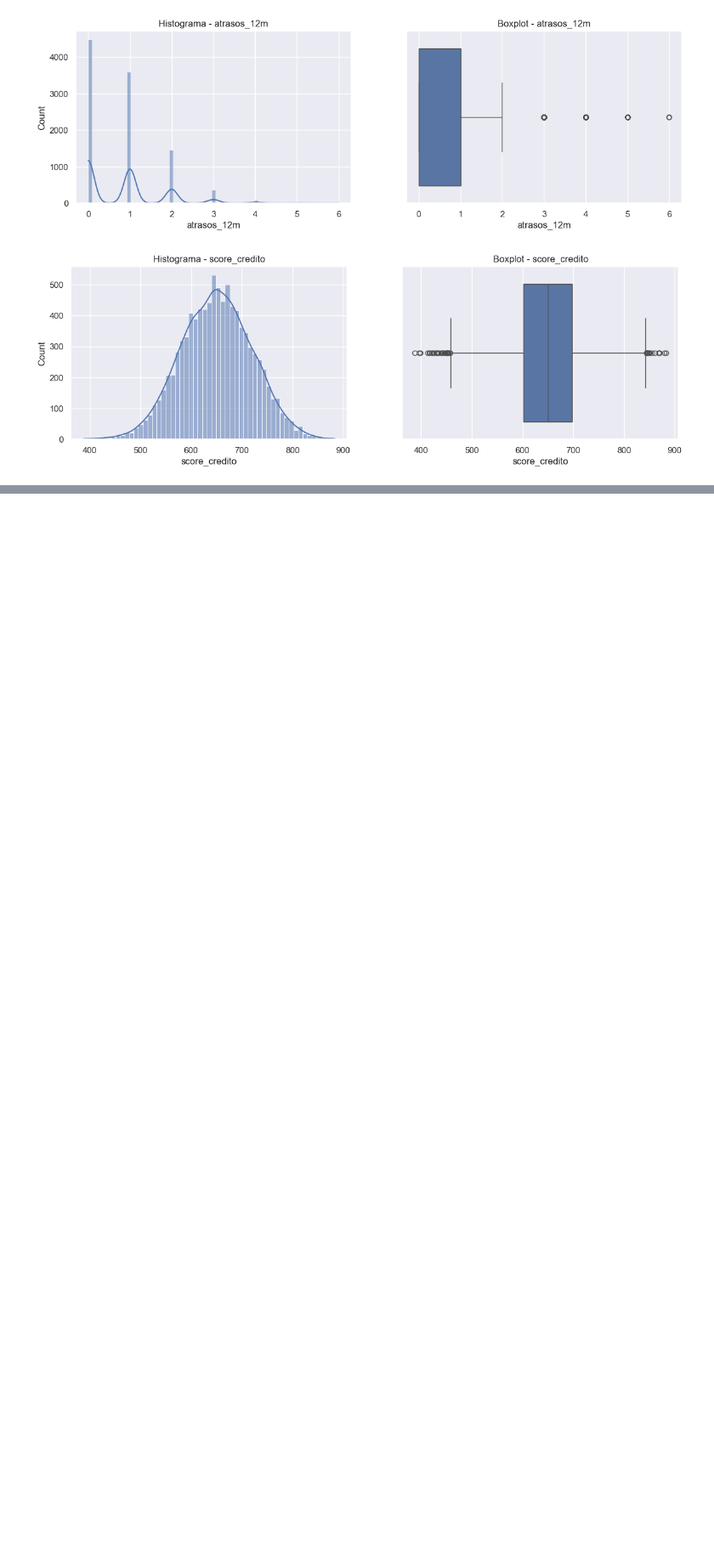
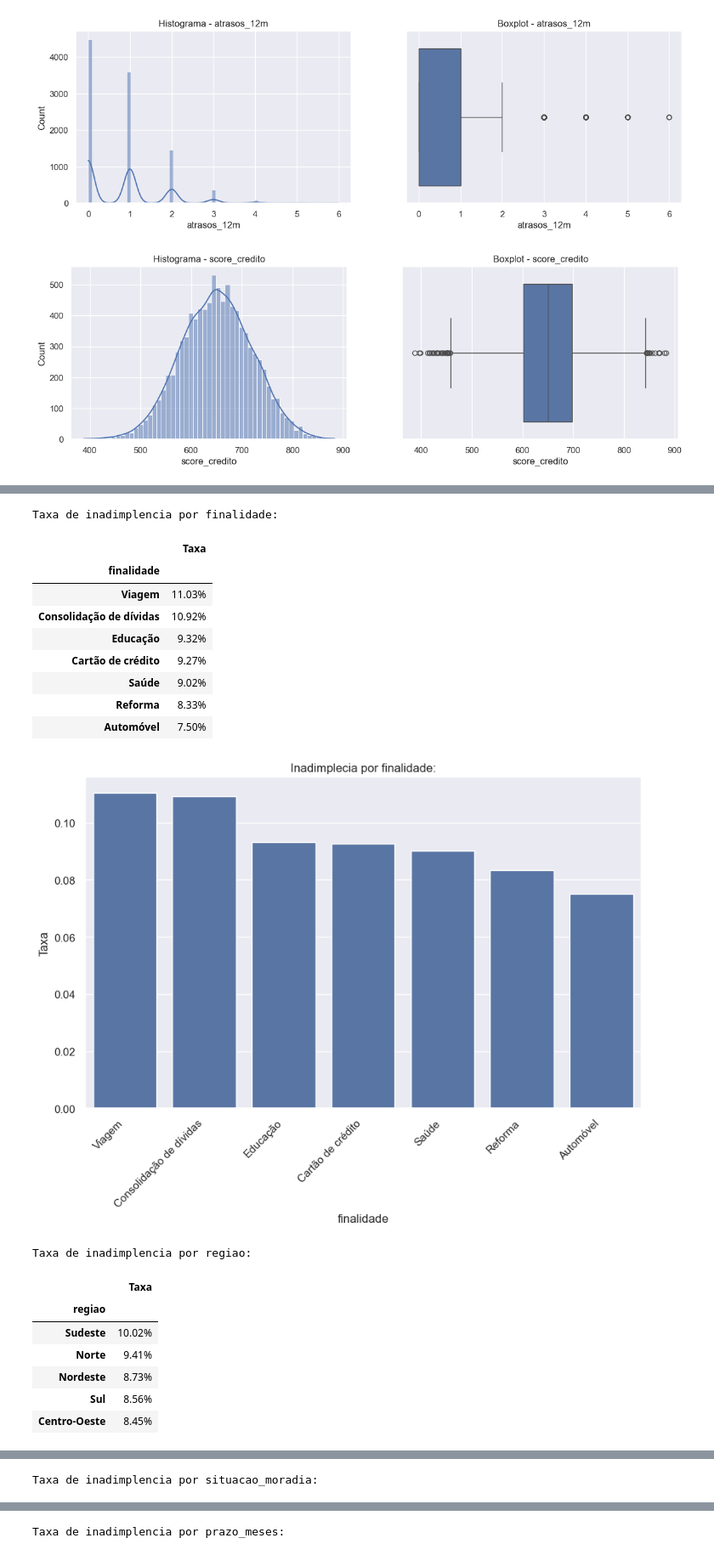
Before and after one commit to LeonArmster/Analise_Credito, a Jupyter notebook: Code/data_analisys.ipynb, the cells around one changed output, grey strips where cells are left out. Shown at 85% size. Cells and saved outputs as stored; diff of their text form; code cells hidden in the pictures; blank space fills up the shorter version.

```diff
--- a/Code/data_analisys.ipynb
+++ b/Code/data_analisys.ipynb
@@ -267,0 +342,40 @@ for col in colunas:
+# %%
+cat_to_check = ['finalidade', 'regiao', 'situacao_moradia', 'prazo_meses']
+
+for c in cat_to_check:
+    # Calculando a taxa de inadimplencia por categoria
+    taxa = df.groupby(c)['inadimplente'].mean().sort_values(ascending=False)
+    taxa.name = 'Taxa' # Grante o nome da coluna
+
+    print(f'\nTaxa de inadimplencia por {c}:')
+    display(taxa.to_frame().style.format({'Taxa':'{:.2%}'}))
+
+    # Converte em df para plotagem
+    taxa_plot = taxa.reset_index()
+
+    # Grafico de barras
+    sns.barplot(data=taxa_plot, x=c, y='Taxa')
+    plt.title(f'Inadimplecia por {c}:')
+    plt.xticks(rotation=45, ha='right')
+    plt.ylabel('Taxa')
+    plt.show()
+# %% [output]
+Taxa de inadimplencia por finalidade:
+|  | Taxa |
+| finalidade |  |
+| Viagem | 11.03% |
+| Consolidação de dívidas | 10.92% |
+| Educação | 9.32% |
+| Cartão de crédito | 9.27% |
+| Saúde | 9.02% |
+| Reforma | 8.33% |
+| Automóvel | 7.50% |
+[figure, added]
+Taxa de inadimplencia por regiao:
+|  | Taxa |
+| regiao |  |
+| Sudeste | 10.02% |
+| Norte | 9.41% |
+| Nordeste | 8.73% |
+| Sul | 8.56% |
+| Centro-Oeste | 8.45% |
@@ -267,0 +383 @@ for col in colunas:
+Taxa de inadimplencia por situacao_moradia:
@@ -267,0 +391 @@ for col in colunas:
+Taxa de inadimplencia por prazo_meses:
```
Also changed, not shown: parts of 10 cells of this notebook.
